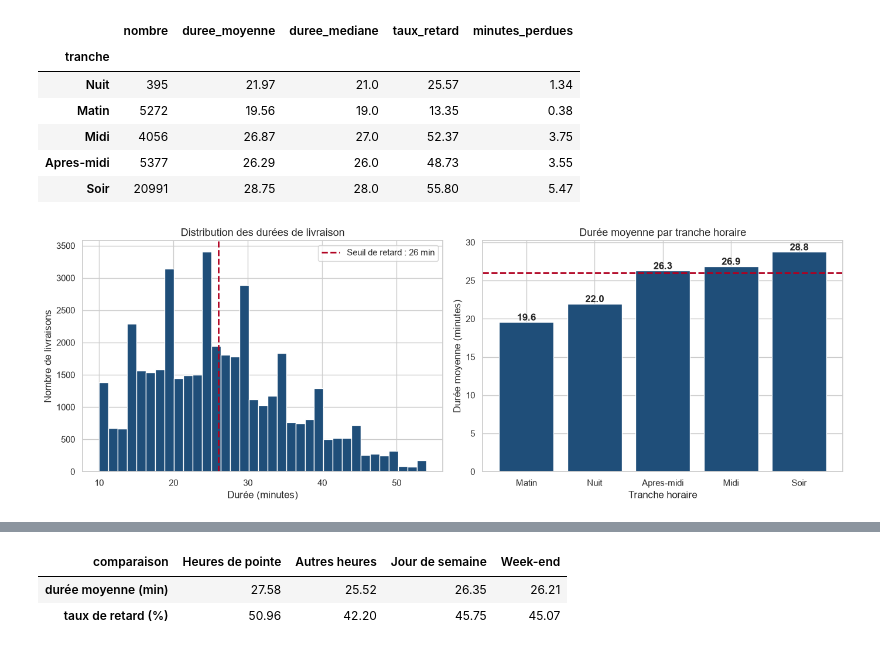
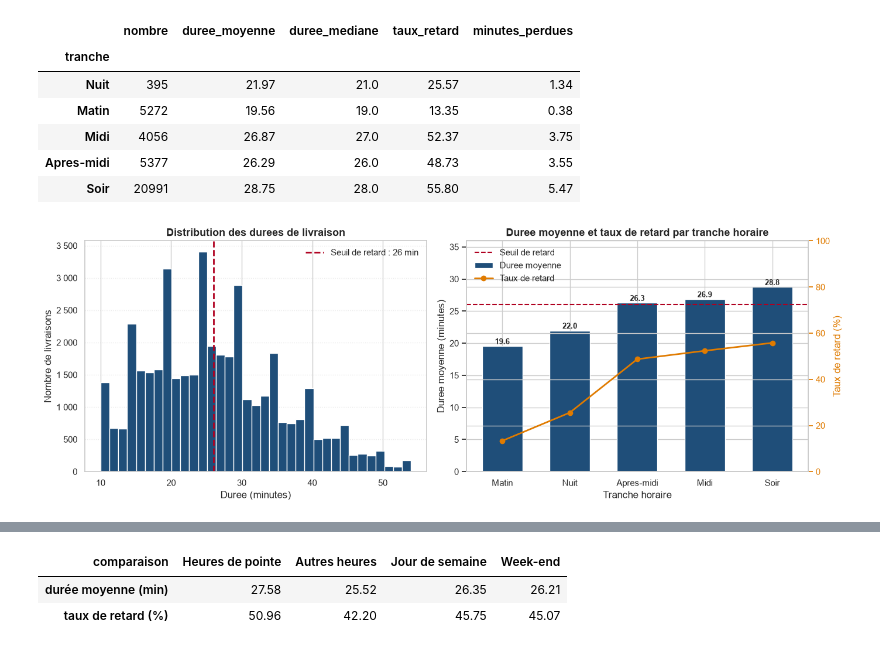
Before and after one commit to chel42/transport-logistique-ds, a Jupyter notebook: notebooks/analyse_delais_livraison.ipynb, the cells around one changed output, grey strips where cells are left out. Cells and saved outputs as stored; diff of their text form; code cells hidden in the pictures.

```diff
--- a/notebooks/analyse_delais_livraison.ipynb
+++ b/notebooks/analyse_delais_livraison.ipynb
@@ -442,13 +533,17 @@ ORDRE_TRANCHES = ["Nuit", "Matin", "Midi", "Apres-midi", "Soir"]
 
 def par_categorie(colonne, ordre=None, cible="duree"):
     """Synthèse par catégorie : effectif, durée moyenne, taux de retard."""
-    synthese = donnees.groupby(colonne, observed=True).agg(
-        nombre=(cible, "count"),
-        duree_moyenne=(cible, "mean"),
-        duree_mediane=(cible, "median"),
-        taux_retard=("en_retard", lambda x: 100 * x.mean()),
-        minutes_perdues=("minutes_perdues", "mean"),
-    ).round(2)
+    synthese = (
+        donnees.groupby(colonne, observed=True)
+        .agg(
+            nombre=(cible, "count"),
+            duree_moyenne=(cible, "mean"),
+            duree_mediane=(cible, "median"),
+            taux_retard=("en_retard", lambda x: 100 * x.mean()),
+            minutes_perdues=("minutes_perdues", "mean"),
+        )
+        .round(2)
+    )
     if ordre is not None:
         synthese = synthese.reindex([o for o in ordre if o in synthese.index])
     return synthese
@@ -467,29 +562,81 @@ par_tranche
 # %%
 fig, axes = plt.subplots(1, 2, figsize=(14, 5))
 
-# Distribution des durées
+# --- Panneau 1 : distribution des durees -------------------------------
 axes[0].hist(donnees["duree"], bins=35, color="#1f4e79", edgecolor="white")
-axes[0].axvline(SEUIL_RETARD, color="#b00020", linestyle="--", linewidth=2,
-                label=f"Seuil de retard : {SEUIL_RETARD:.0f} min")
-axes[0].set_title("Distribution des durées de livraison")
-axes[0].set_xlabel("Durée (minutes)")
+axes[0].axvline(
+    SEUIL_RETARD,
+    color="#b00020",
+    linestyle="--",
+    linewidth=2,
+    label=f"Seuil de retard : {SEUIL_RETARD:.0f} min",
+)
+axes[0].set_title("Distribution des durees de livraison", fontweight="bold")
+axes[0].set_xlabel("Duree (minutes)")
 axes[0].set_ylabel("Nombre de livraisons")
-axes[0].legend()
+# 40 000 se lit mieux que 40000
+axes[0].yaxis.set_major_formatter(FuncFormatter(lambda v, _: f"{v:,.0f}".replace(",", " ")))
+axes[0].grid(axis="y", linestyle=":", alpha=0.4)
+axes[0].legend(frameon=False)
 
-# Durée et taux de retard par tranche horaire
+# --- Panneau 2 : duree moyenne ET taux de retard par tranche horaire ---
 donnees_graphique = par_tranche.sort_values("duree_moyenne")
-barres = axes[1].bar(donnees_graphique.index, donnees_graphique["duree_moyenne"],
-                     color="#1f4e79")
+positions = list(range(len(donnees_graphique)))
+
+barres = axes[1].bar(
+    positions,
+    donnees_graphique["duree_moyenne"],
+    width=0.6,
+    color="#1f4e79",
+    label="Duree moyenne",
+)
 for barre, valeur in zip(barres, donnees_graphique["duree_moyenne"]):
-    axes[1].text(barre.get_x() + barre.get_width() / 2, barre.get_height() + 0.2,
-                 f"{valeur:.1f}", ha="center", fontweight="bold")
-axes[1].axhline(SEUIL_RETARD, color="#b00020", linestyle="--", linewidth=2)
-axes[1].set_title("Durée moyenne par tranche horaire")
+    axes[1].text(
+        barre.get_x() + barre.get_width() / 2,
+        barre.get_height() + 0.3,
+        f"{valeur:.1f}",
+        ha="center",
+        fontsize=9,
+        fontweight="bold",
+    )
+
+# Le taux de retard n est pas dans la meme unite : deuxieme axe vertical.
+axe_taux = axes[1].twinx()
+axe_taux.plot(
+    positions,
+    donnees_graphique["taux_retard"],
+    color="#e07b00",
+    marker="o",
+    linewidth=2,
+    label="Taux de retard",
+)
+axe_taux.set_ylabel("Taux de retard (%)", color="#e07b00")
+axe_taux.tick_params(axis="y", colors="#e07b00")
+axe_taux.set_ylim(0, 100)
+
+axes[1].axhline(
+    SEUIL_RETARD,
+    color="#b00020",
+    linestyle="--",
+    linewidth=1.5,
+    label="Seuil de retard",
+)
+axes[1].set_xticks(positions)
+axes[1].set_xticklabels(donnees_graphique.index)
+axes[1].set_title("Duree moyenne et taux de retard par tranche horaire", fontweight="bold")
 axes[1].set_xlabel("Tranche horaire")
-axes[1].set_ylabel("Durée moyenne (minutes)")
+axes[1].set_ylabel("Duree moyenne (minutes)")
+axes[1].set_ylim(0, donnees_graphique["duree_moyenne"].max() * 1.25)
+
+# Legende combinee des deux axes
+mots, valeurs = [], []
+for axe in (axes[1], axe_taux):
+    g, t = axe.get_legend_handles_labels()
+    mots, valeurs = mots + g, valeurs + t
+axes[1].legend(mots, valeurs, frameon=False, loc="upper left")
 
 plt.tight_layout()
 plt.savefig(DOSSIER_FIGURES / "V1_V2_distribution_et_tranches.png", dpi=110)
 plt.show()
 # %% [output]
-[figure, old version]
+[figure, new version]
```
Also changed, not shown: parts of 63 cells of this notebook, 7 other files.
